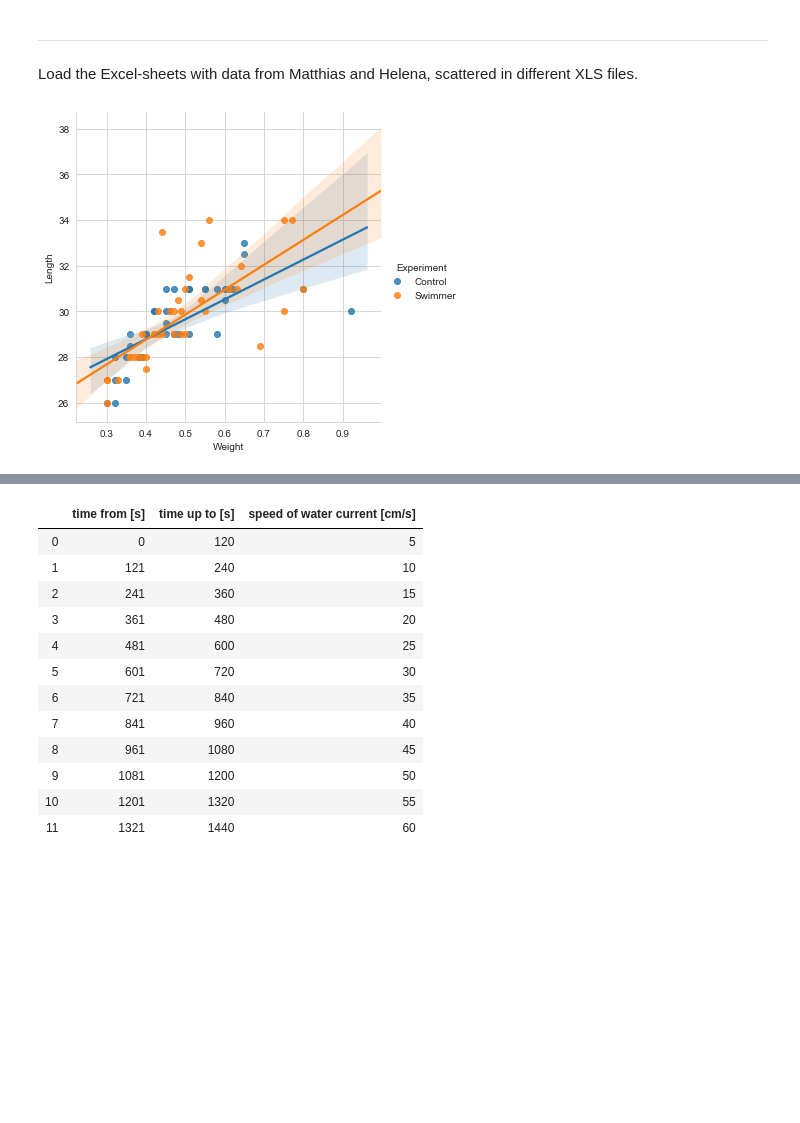
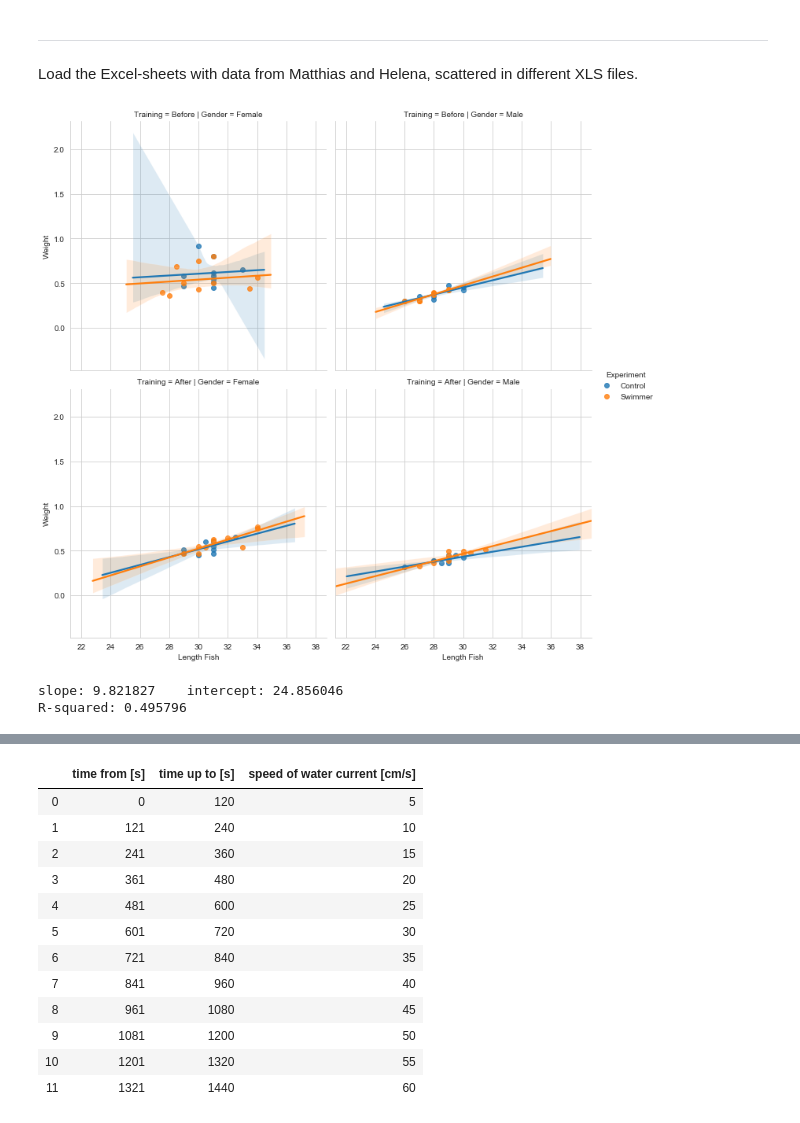
Before and after one commit to habi/Zebra-Fish-Gills, a Jupyter notebook: Gills-Analysis.ipynb, the cells around one changed output, grey strips where cells are left out. Saved outputs shown, nothing was run; the diff lists cells and outputs as text; code cells hidden in the pictures; blank space fills up the shorter version.

```diff
--- a/Gills-Analysis.ipynb
+++ b/Gills-Analysis.ipynb
@@ -541,6 +541,17 @@ Morphology['Fish'][10:] = range(1, 11)
 # Get ourselves the gender in a column
 Morphology['Gender'] = 'Female'
 Morphology['Gender'][10:] = 'Male'
+# %%
+# Reviewer2 would like so see weight gain and growth
+# Since the XLS sheets from Matthias are b0rked, we need to calculate the data step by step
+Morphology['WeightGain Swimmer'] = numpy.subtract(Morphology['Weight Swimmer After'],
+                                                  Morphology['Weight Swimmer Before'])
+Morphology['WeightGain Control'] = numpy.subtract(Morphology['Weight Control After'],
+                                                  Morphology['Weight Control Before'])
+Morphology['Growth Swimmer'] = numpy.subtract(Morphology['Length Swimmer After'],
+                                              Morphology['Length Swimmer Before'])
+Morphology['Growth Control'] = numpy.subtract(Morphology['Length Control After'],
+                                              Morphology['Length Control Before'])
 # %%
 # Massage the morphology data into a new dataframe for displaying it nicely
 # One fish for the 'swimmers after training' died, so we temporarily
@@ -579,24 +590,49 @@ mo2 = pandas.concat([mo[['Gender',
                          'Training',
                          'Length Swimmer',
                          'Weight Swimmer']]])
-mo2['Length'] = pandas.concat([mo2['Length Control'].dropna(),
-                               mo2['Length Swimmer'].dropna()])
+mo2['Length Fish'] = pandas.concat([mo2['Length Control'].dropna(),
+                                    mo2['Length Swimmer'].dropna()])
 mo2['Weight'] = pandas.concat([mo2['Weight Control'].dropna(),
                                mo2['Weight Swimmer'].dropna()])
 mo2['Experiment'] = ['Swimmer' if l > 0 else 'Control' for l in mo2['Length Swimmer']]
+# Put in the weight gain column
+mo2['Weight Gain'] = numpy.nan
+# Obviously only for the 'after' training fishes
+mo2.loc[mo2['Training'] == 'After', 'Weight Gain'] = pandas.concat([Morphology['WeightGain Control'].dropna(),
+                                                                    Morphology['WeightGain Swimmer'].dropna()])
+mo2.loc[mo2['Training'] == 'After', 'Growth'] = pandas.concat([Morphology['Growth Control'].dropna(),
+                                                               Morphology['Growth Swimmer'].dropna()])
 # Set that one fish back to NaN
 mo2.replace(9999, numpy.nan, inplace=True)
 # Set the massaged data back to the Morphology dataframe
 Morphology = mo2
-# %%
-# Show a quick regression plot between weight and length
-seaborn.lmplot(data=Morphology, x='Weight', y='Length', hue='Experiment')
-plt.show()
-# %% [output]
-[figure, removed]
 # %%
 # Merge (correct) morphology data into the other data
 # We need that later on for normalizing calculated values to the fish length
 Data = pandas.merge(Data,
                     Morphology[(Morphology.Gender == 'Female')
                                & (Morphology.Training == 'After')])
+# %%
+# Show a quick regression plot between weight and length depending on experiment, gender and training
+seaborn.lmplot(data=Morphology,
+               x='Length Fish',
+               y='Weight',
+               hue='Experiment',
+               col='Gender',
+               row='Training')
+plt.show()
+# %% [output]
+[figure, added]
+# %%
+# Linear regression with scipy.stats
+numpy.random.seed(12345678)
+x = numpy.random.random(10)
+y = 1.6*x + numpy.random.random(10)
+
+slope, intercept, r_value, p_value, std_err = scipy.stats.linregress(Morphology[['Weight',
+                                                                                 'Length Fish']].dropna().values)
+print("slope: %f    intercept: %f" % (slope, intercept))
+print("R-squared: %f" % r_value**2)
+# %% [output]
+slope: 9.821827    intercept: 24.856046
+R-squared: 0.495796
```
Also changed, not shown: parts of 113 cells of this notebook.
